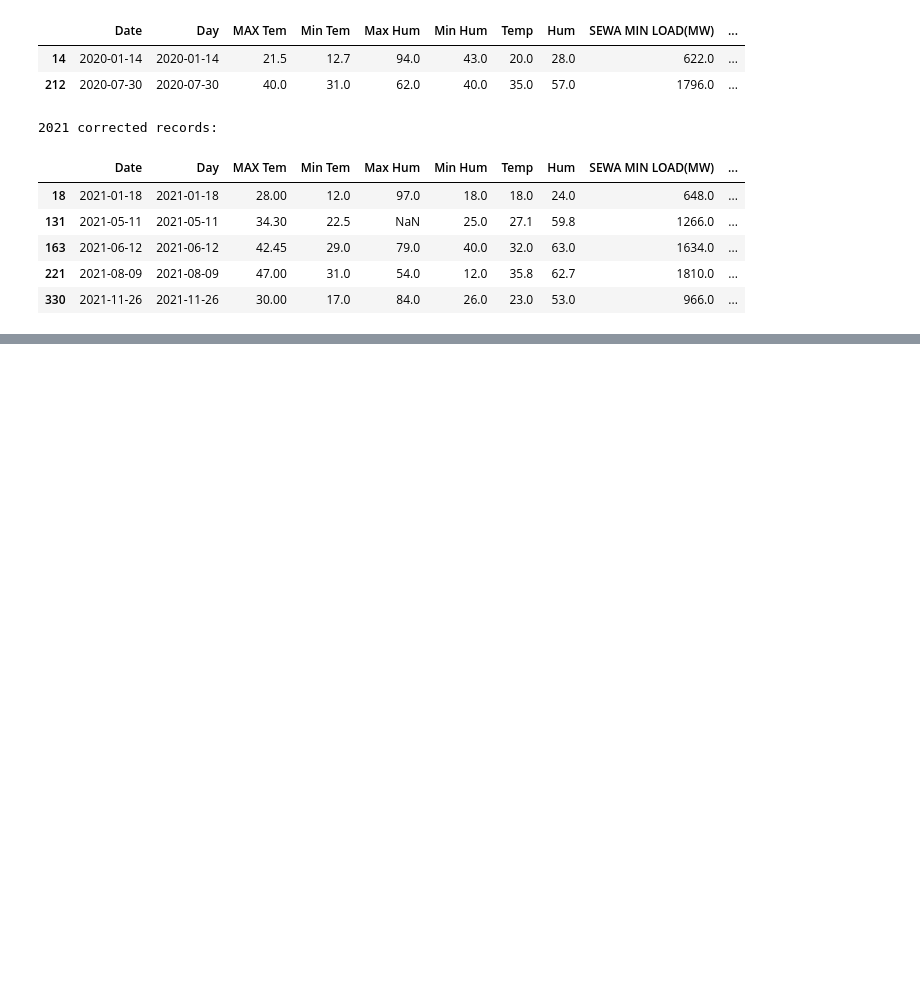
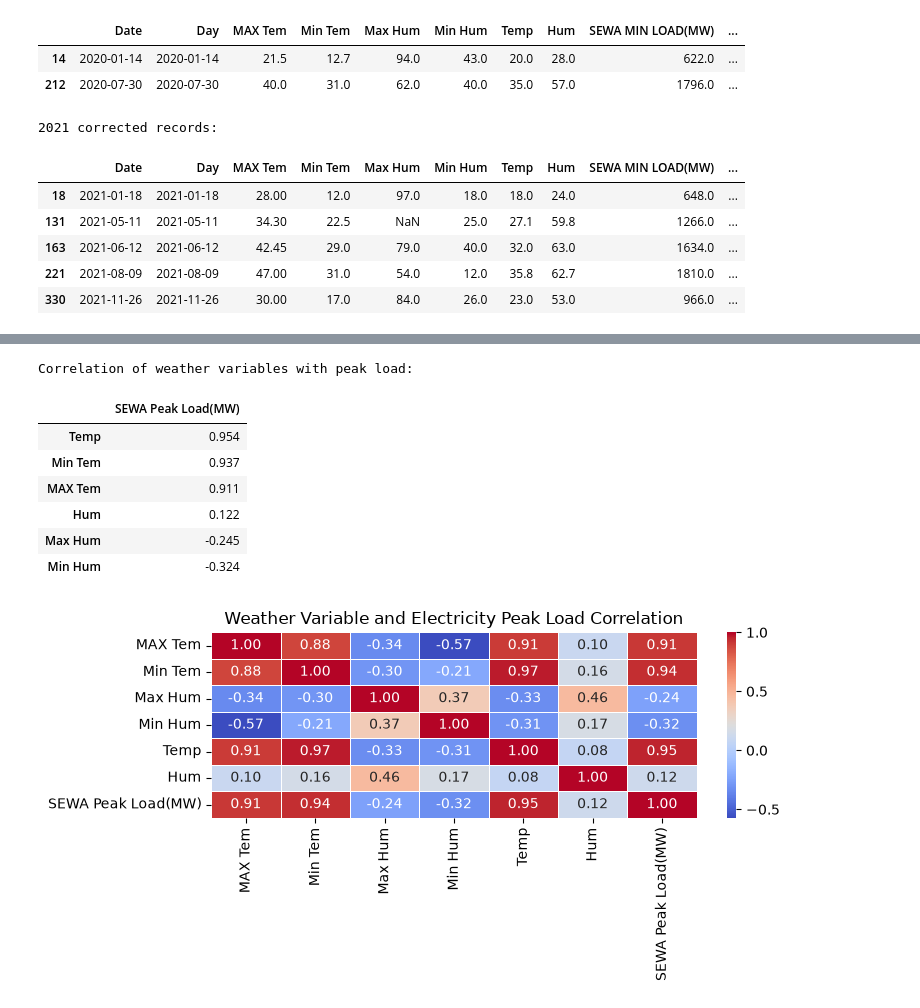
Before and after one commit to NSJeremiah01/sewa-peak-load-forecasting, a Jupyter notebook: notebooks/01_SEWA_Data_Understanding.ipynb, the cells around one changed output, grey strips where cells are left out. Saved outputs shown, nothing was run; the diff lists cells and outputs as text; code cells hidden in the pictures; blank space fills up the shorter version.

```diff
--- a/notebooks/01_SEWA_Data_Understanding.ipynb
+++ b/notebooks/01_SEWA_Data_Understanding.ipynb
@@ -884,0 +1750,52 @@ display(
+# %%
+weather_columns = [
+ "MAX Tem",
+ "Min Tem",
+ "Max Hum",
+ "Min Hum",
+ "Temp",
+ "Hum",
+ "SEWA Peak Load(MW)"
+]
+
+weather_corr = df_final[weather_columns].corr()
+
+peak_load_corr = (
+  weather_corr["SEWA Peak Load(MW)"]
+  .drop("SEWA Peak Load(MW)")
+  .sort_values(ascending=False)
+)
+
+print("Correlation of weather variables with peak load:")
+display(peak_load_corr.round(3).to_frame())
+
+plt.figure(figsize=(8, 4))
+
+sns.heatmap(
+  weather_corr,
+  annot=True,
+  cmap="coolwarm",
+  fmt=".2f",
+  linewidths=0.5
+)
+
+plt.title("Weather Variable and Electricity Peak Load Correlation")
+plt.tight_layout()
+
+plt.savefig(
+  "../figures/weather_peak_load_correlation.png",
+  dpi=300,
+  bbox_inches="tight"
+)
+
+plt.show()
+# %% [output]
+Correlation of weather variables with peak load:
+|  | SEWA Peak Load(MW) |
+| Temp | 0.954 |
+| Min Tem | 0.937 |
+| MAX Tem | 0.911 |
+| Hum | 0.122 |
+| Max Hum | -0.245 |
+| Min Hum | -0.324 |
+[figure, added]
```
Also changed, not shown: parts of 60 cells of this notebook, 11 other files.
